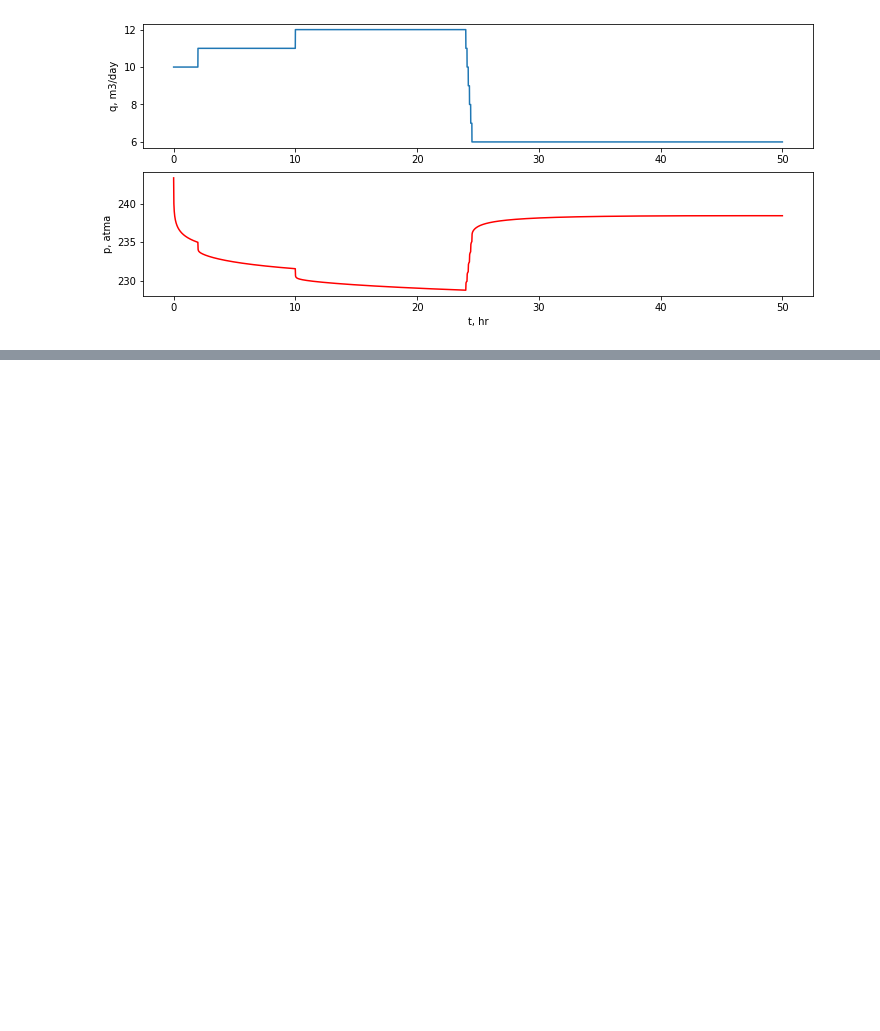
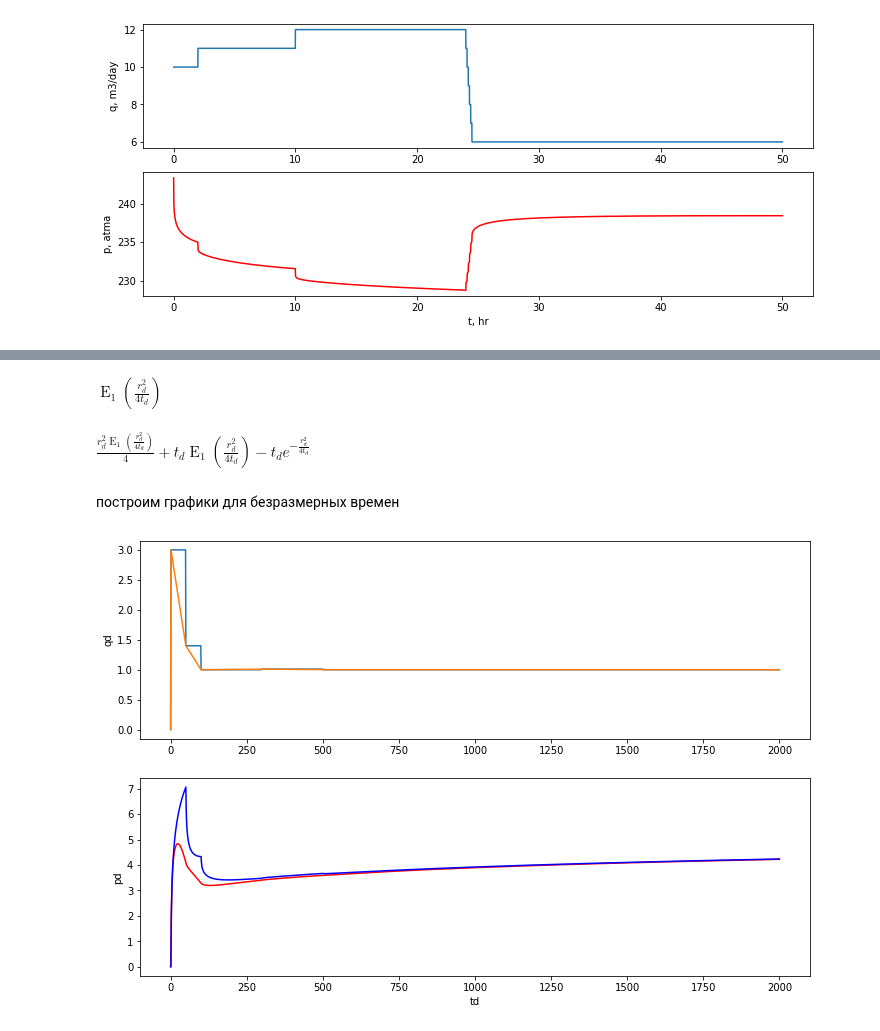
Before and after one commit to khabibullinra/welltest_examples, a Jupyter notebook: jupyter/14_superposition_variable_rate.ipynb, the cells around one changed output, grey strips where cells are left out. Cells and saved outputs as stored; diff of their text form; code cells hidden in the pictures; blank space fills up the shorter version.

```diff
--- a/jupyter/18_superposition_variable_rate.ipynb
+++ b/jupyter/14_superposition_variable_rate.ipynb
@@ -447,0 +367,11 @@ plt.show()
+# %%
+# запишем решение в символьном виде
+e = sp.expint(1, rd **2 / 4 / td)
+e
+# %% [output]
+$\displaystyle \operatorname{E}_{1}\left(\frac{r_{d}^{2}}{4 t_{d}}\right)$
+# %%
+# проинтегрируем решение по времени
+sp.integrate(e, td)
+# %% [output]
+$\displaystyle \frac{r_{d}^{2} \operatorname{E}_{1}\left(\frac{r_{d}^{2}}{4 t_{d}}\right)}{4} + t_{d} \operatorname{E}_{1}\left(\frac{r_{d}^{2}}{4 t_{d}}\right) - t_{d} e^{- \frac{r_{d}^{2}}{4 t_{d}}}$
@@ -447,0 +432,22 @@ plt.show()
+# %% [markdown]
+построим графики для безразмерных времен
+# %%
+td_arr = np.linspace(1e-3, 2000, 2000)
+
+
+td_history = np.array([0., 1, 50, 100, 300, 500 ], dtype=np.float64)
+qd_history = np.array([0., 3, 1.4, 1.0, 1.01, 1], dtype=np.float64)
+
+plt.rcParams["figure.figsize"] = (12,8)
+fig, (ax1, ax2) = plt.subplots(2,1)
+
+ax1.plot(td_arr, q_superposition(td_arr, td_history, qd_history))
+ax1.plot(td_arr, np.interp(td_arr, td_history, qd_history))
+ax2.plot(td_arr, pd_superposition_lin(td_arr, td_history, qd_history), color='red')
+ax2.plot(td_arr, pd_superposition(td_arr, td_history, qd_history), color='blue')
+ax2.set_xlabel('td')
+ax1.set_ylabel('qd')
+ax2.set_ylabel('pd')
+plt.show()
+# %% [output]
+[figure, added]
```
Also changed, not shown: parts of 46 cells of this notebook.
